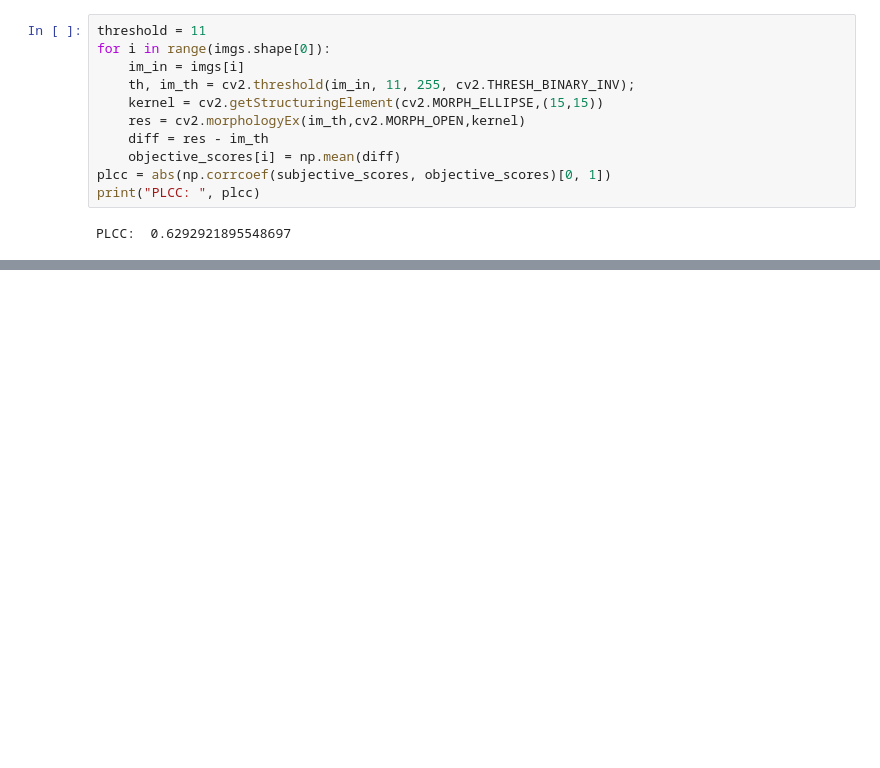
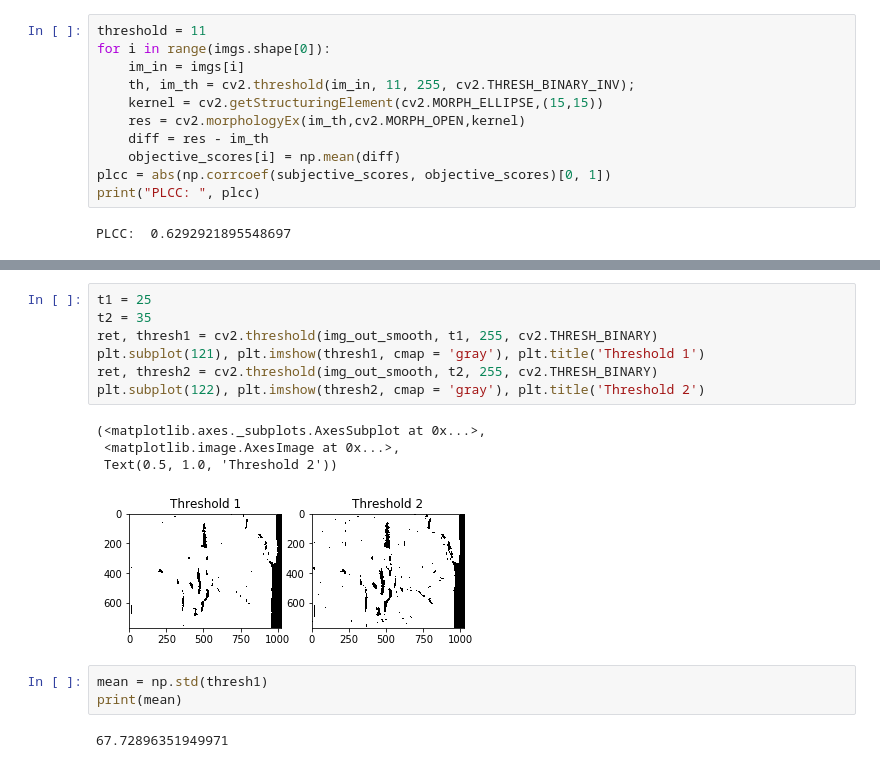
Before and after one commit to sahilbansal17/Image-Quality-Assessment, a Jupyter notebook: IQA_Project.ipynb, the cells around one changed output, grey strips where cells are left out. Drawn from its saved outputs; the diff is of its cells as text; blank space fills up the shorter version.

```diff
--- a/IQA_Project.ipynb
+++ b/IQA_Project.ipynb
@@ -202,0 +218,17 @@ PLCC:  0.6292921895548697
+# %%
+t1 = 25
+t2 = 35
+ret, thresh1 = cv2.threshold(img_out_smooth, t1, 255, cv2.THRESH_BINARY)
+plt.subplot(121), plt.imshow(thresh1, cmap = 'gray'), plt.title('Threshold 1')
+ret, thresh2 = cv2.threshold(img_out_smooth, t2, 255, cv2.THRESH_BINARY)
+plt.subplot(122), plt.imshow(thresh2, cmap = 'gray'), plt.title('Threshold 2')
+# %% [output]
+(<matplotlib.axes._subplots.AxesSubplot at 0x...>,
+ <matplotlib.image.AxesImage at 0x...>,
+ Text(0.5, 1.0, 'Threshold 2'))
+[figure, added]
+# %%
+mean = np.std(thresh1)
+print(mean)
+# %% [output]
+67.72896351949971
```
Also changed, not shown: parts of 10 cells of this notebook.
